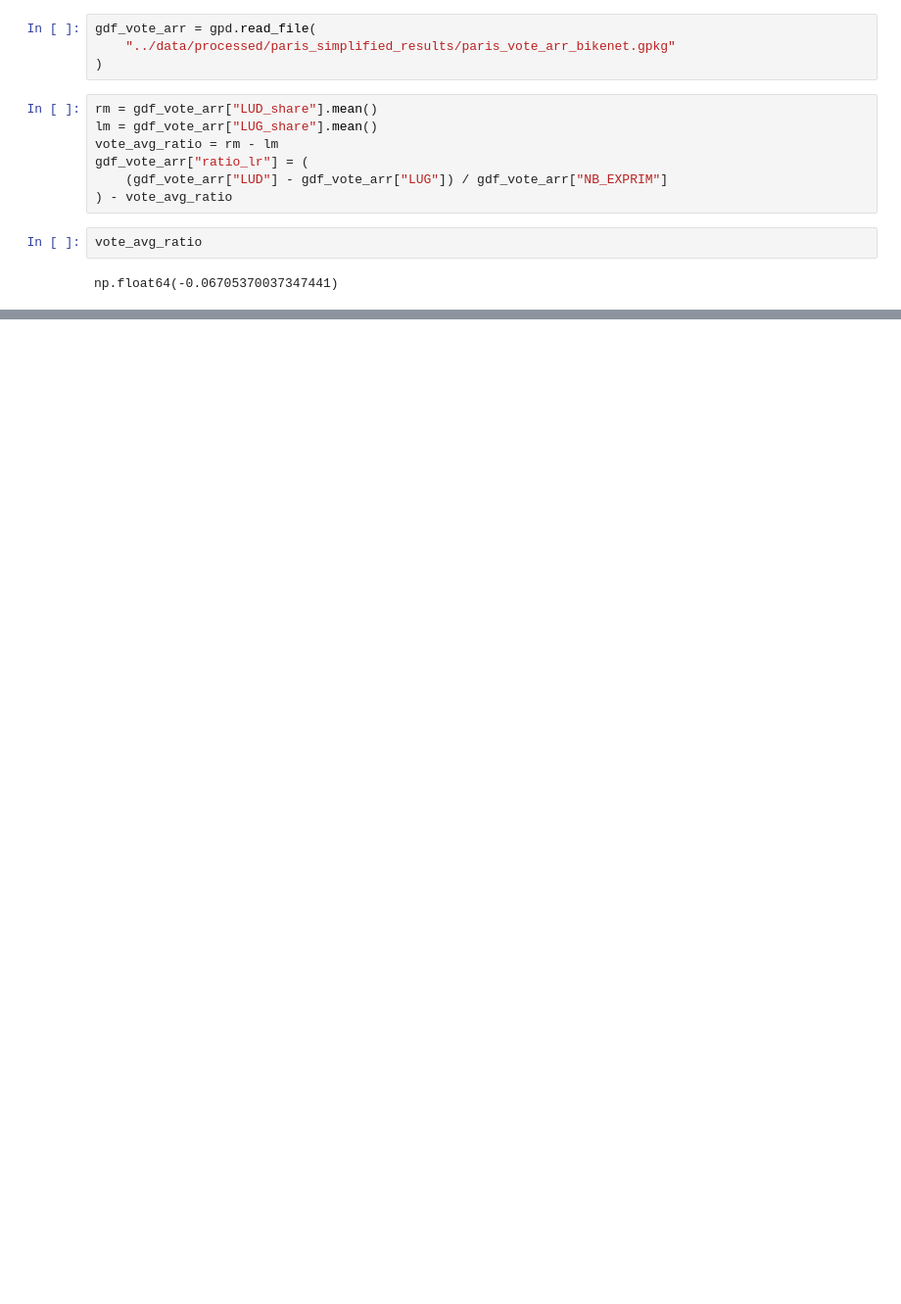
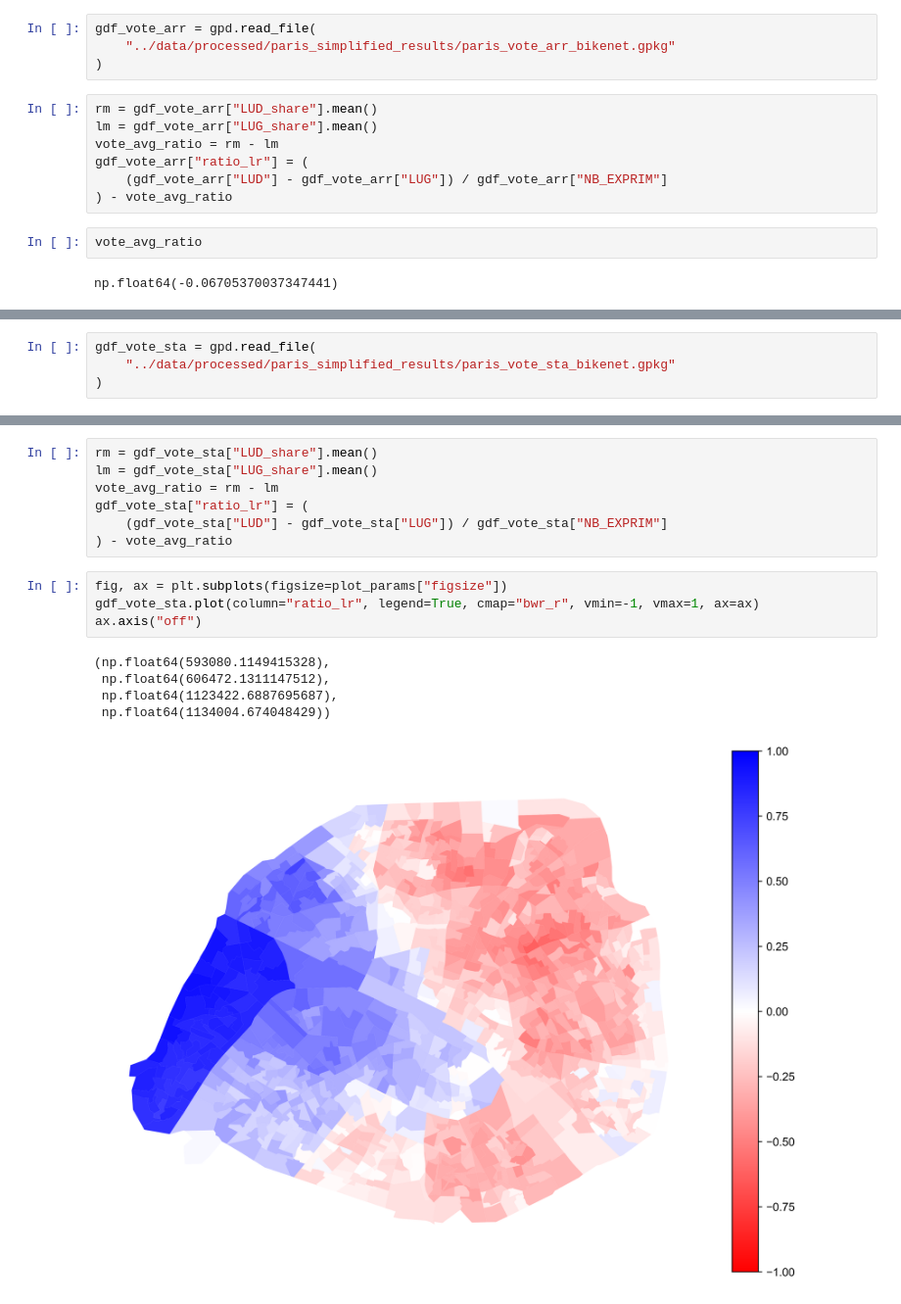
Before and after one commit to csebastiao/orderbikenet_paris, a Jupyter notebook: notebooks/measure_vote_impact_bikenet.ipynb, the cells around one changed output, grey strips where cells are left out. Shown at 98% size. Saved outputs shown, nothing was run; the diff lists cells and outputs as text; blank space fills up the shorter version.

Commit message:
Add 2026 results

```diff
--- a/notebooks/measure_vote_impact_bikenet.ipynb
+++ b/notebooks/measure_vote_impact_bikenet.ipynb
@@ -133,0 +164,4 @@ ax.set_xlim([-0.4, 0.6])
+# %%
+gdf_vote_sta = gpd.read_file(
+    "../data/processed/paris_simplified_results/paris_vote_sta_bikenet.gpkg"
+)
@@ -133,0 +273,17 @@ ax.set_xlim([-0.4, 0.6])
+# %%
+rm = gdf_vote_sta["LUD_share"].mean()
+lm = gdf_vote_sta["LUG_share"].mean()
+vote_avg_ratio = rm - lm
+gdf_vote_sta["ratio_lr"] = (
+    (gdf_vote_sta["LUD"] - gdf_vote_sta["LUG"]) / gdf_vote_sta["NB_EXPRIM"]
+) - vote_avg_ratio
+# %%
+fig, ax = plt.subplots(figsize=plot_params["figsize"])
+gdf_vote_sta.plot(column="ratio_lr", legend=True, cmap="bwr_r", vmin=-1, vmax=1, ax=ax)
+ax.axis("off")
+# %% [output]
+(np.float64(593080.1149415328),
+ np.float64(606472.1311147512),
+ np.float64(1123422.6887695687),
+ np.float64(1134004.674048429))
+[figure, added]
```
Also changed, not shown: parts of 13 cells of this notebook, 3 other files.
